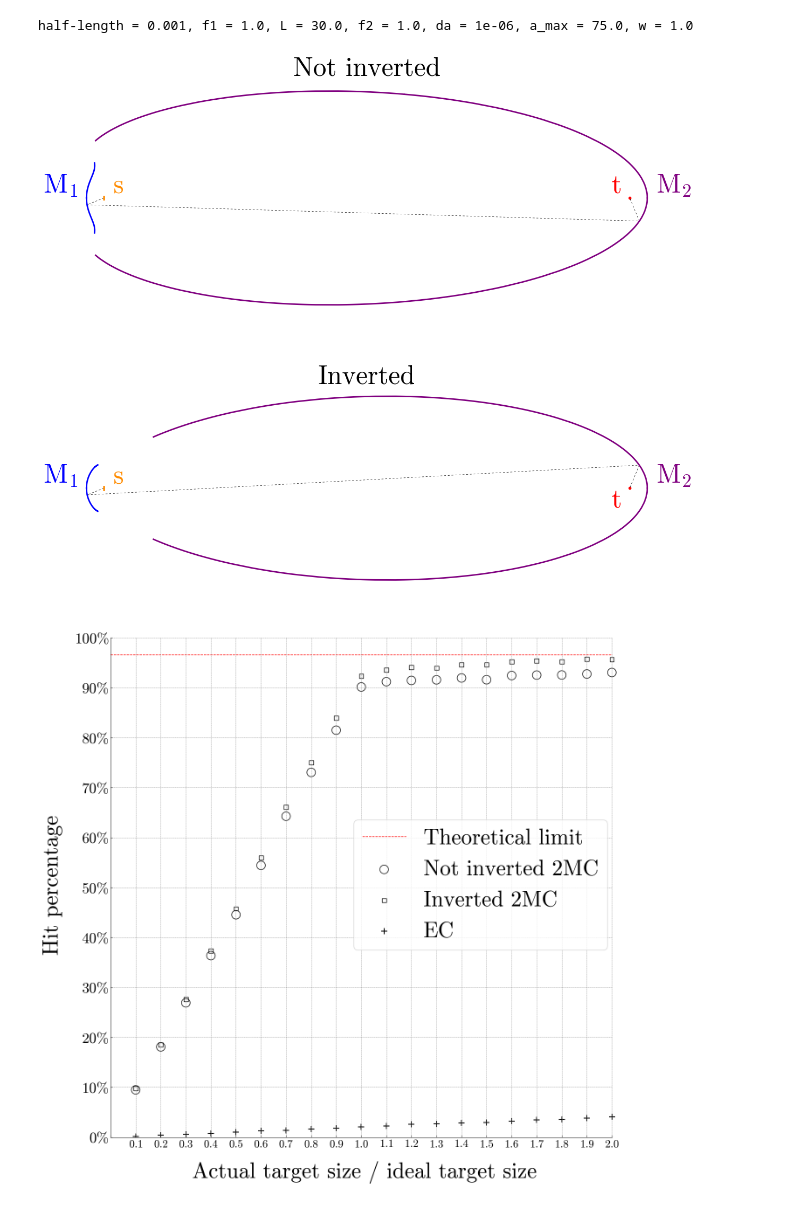
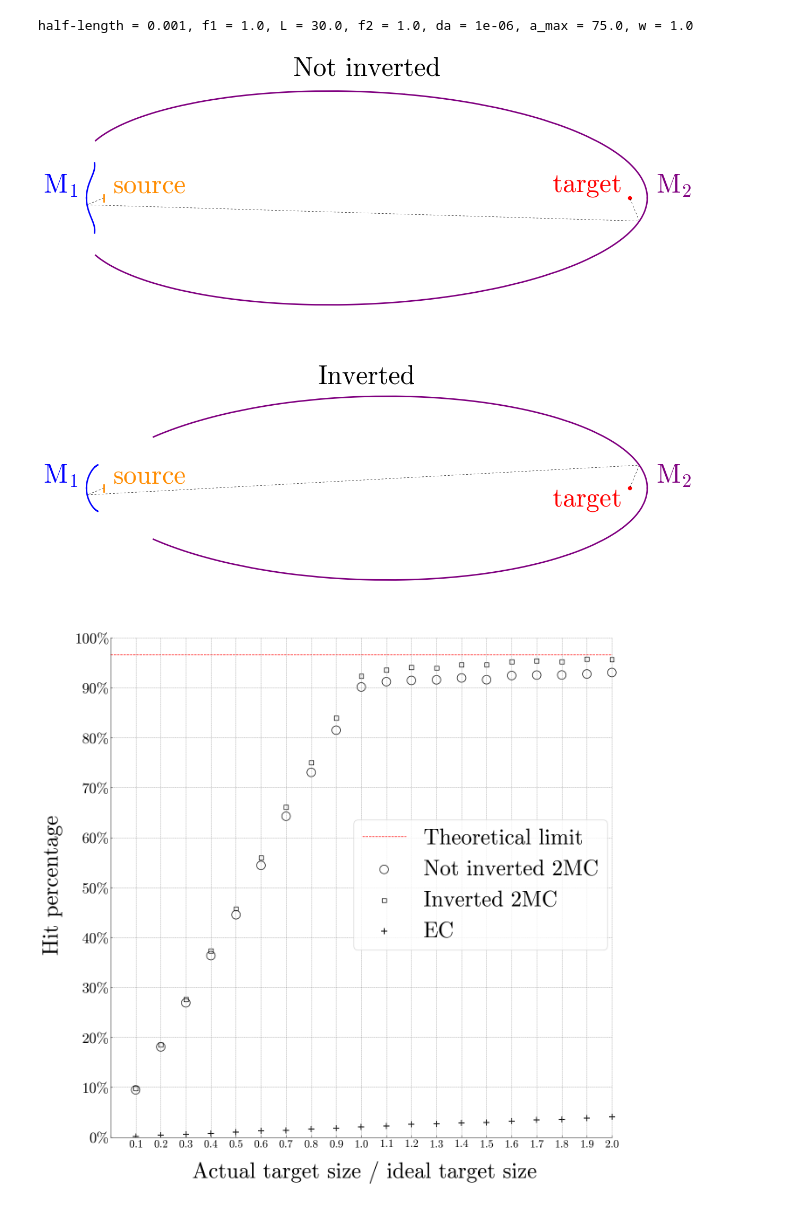
Before and after one commit to ssteinberg/solar_optical_concentrator, a Jupyter notebook: plotfin4.ipynb, the cells around one changed output. Saved outputs shown, nothing was run; the diff lists cells and outputs as text; code cells hidden in the pictures.

Commit message:
final plots

```diff
--- a/plotfin4.ipynb
+++ b/plotfin4.ipynb
@@ -23,39 +23,39 @@ plt.subplots_adjust(hspace = -0.1)
 folders = ['finaldata/plot4/data2mc/', 'finaldata/plot4/data2mcinv/']
 
 for i in range(2):
     curr_ax = ax[i]
     path = folders[i]
     curr_ax.set_axis_off()
 
     rays = np.loadtxt(f'{path}source.csv', delimiter = ',')
     for row in rays: curr_ax.plot([row[0], row[2]], [row[1], row[3]], linestyle = 'dashed', dashes = [5, 5], linewidth = 0.5, c = 'black')
 
     m1a = np.loadtxt(f'{path}mirror1a.csv', delimiter = ',')
     m1b = np.loadtxt(f'{path}mirror1b.csv', delimiter = ',')
     m2a = np.loadtxt(f'{path}mirror2a.csv', delimiter = ',')
     m2b = np.loadtxt(f'{path}mirror2b.csv', delimiter = ',')
 
     adj = 0.5
     curr_ax.plot(m1a[:, 0], m1a[:, 1], linewidth = 2, c = 'blue')
     curr_ax.plot(m1b[:, 0], m1b[:, 1], linewidth = 2, c = 'blue')
     curr_ax.text(-f1 - L - adj, 0, ha = 'right', va = 'bottom', s = r"$\text{M}_1$", fontsize = 36, color = 'blue')
 
     curr_ax.plot(m2a[:, 0], m2a[:, 1], linewidth = 2, c = 'purple')
     curr_ax.plot(m2b[:, 0], m2b[:, 1], linewidth = 2, c = 'purple')
     curr_ax.text(f2 + adj, 0, ha = 'left', va = 'bottom', s = r"$\text{M}_2$", fontsize = 36, color = 'purple')
 
-    curr_ax.plot([-L, -L], [-hl * 100, hl * 100], linewidth = 2, color = 'darkorange')
-    curr_ax.text(-L + adj, 0, ha = 'left', va = 'bottom', s = r"$\text{s}$", fontsize = 36, color = 'darkorange')
-    curr_ax.scatter(0, 0, s = 10, c = 'red')
+    curr_ax.plot([-L, -L], [-hl * 200, hl * 200], linewidth = 2, color = 'darkorange')
+    curr_ax.text(-L + adj, 0, ha = 'left', va = 'bottom', s = r"$\text{source}$", fontsize = 36, color = 'darkorange')
+    curr_ax.scatter(0, 0, s = 20, c = 'red')
     curr_ax.set_aspect('equal')
 
 ax[0].set_title("Not inverted", size = 36, y = 1)
 ax[1].set_title("Inverted", size = 36, y = 0.925)
-ax[0].text(0 - adj, 0, ha = 'right', va = 'bottom', s = r"$\text{t}$", fontsize = 36, color = 'red')
-ax[1].text(0 - adj, 0, ha = 'right', va = 'top', s = r"$\text{t}$", fontsize = 36, color = 'red')
+ax[0].text(0 - adj, 0, ha = 'right', va = 'bottom', s = r"$\text{target}$", fontsize = 36, color = 'red')
+ax[1].text(0 - adj, 0, ha = 'right', va = 'top', s = r"$\text{target}$", fontsize = 36, color = 'red')
 plt.show()
 # %% [output]
-[figure, old version]
+[figure, new version]
 # %%
 fig, ax = plt.subplots(1, figsize = (15, 15))
 ax.locator_params(axis = 'x', nbins = 21)
```
Also changed, not shown: 5 other files.
